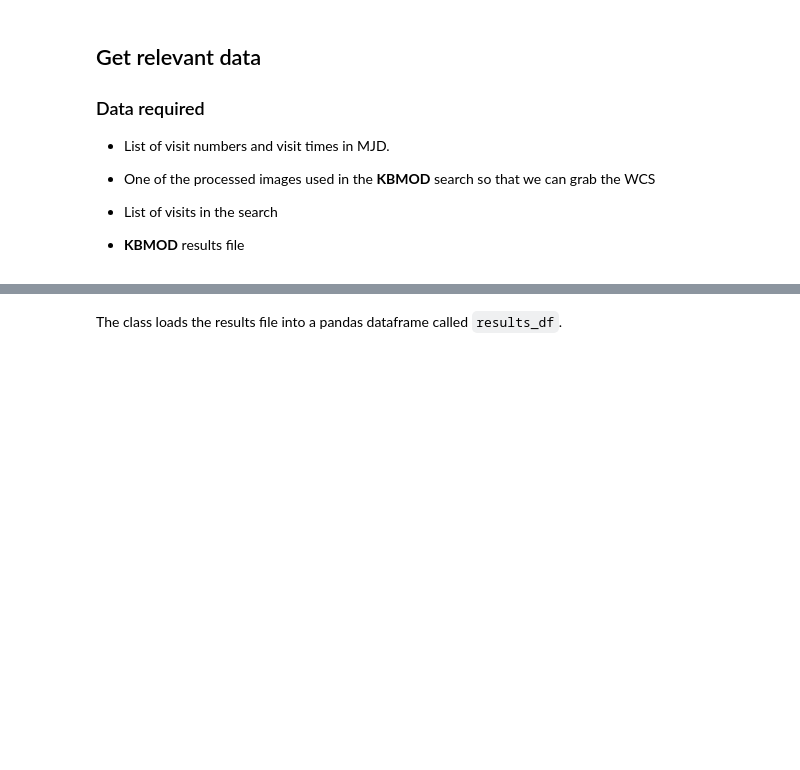
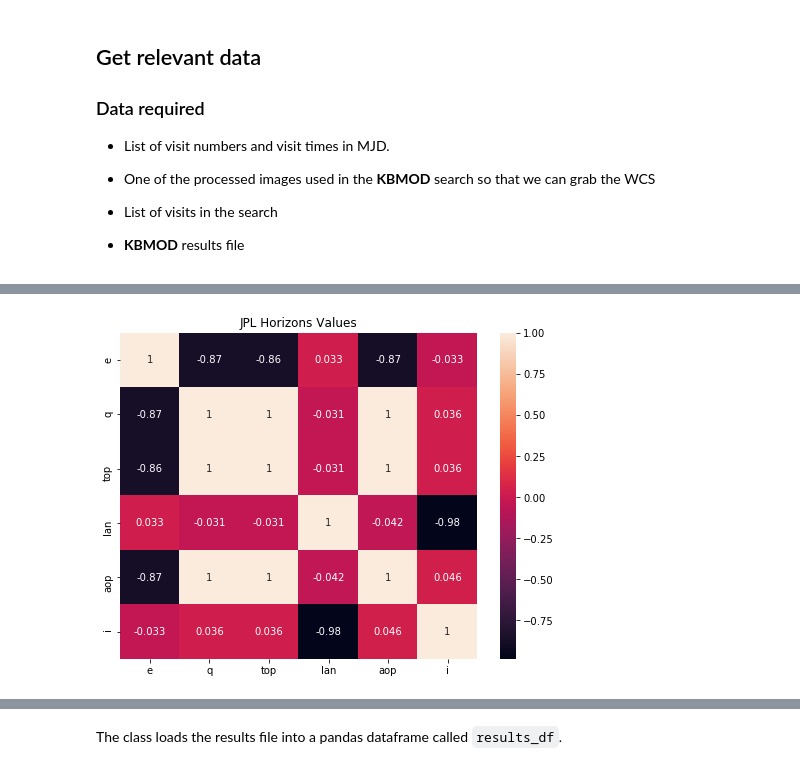
Before and after one commit to dirac-institute/kbmod, a Jupyter notebook: notebooks/orbit_fitting.ipynb, the cells around one changed output, grey strips where cells are left out. Cells and saved outputs as stored; diff of their text form; code cells hidden in the pictures; blank space fills up the shorter version.

```diff
--- a/notebooks/orbit_fitting.ipynb
+++ b/notebooks/orbit_fitting.ipynb
@@ -222,3 +503,20 @@ def load_horizon_orbits(known_kbmod_filepath):
+# %%
+covar_2013_GU136 = [[5.676746972659048E-8,-1.449371917731691E-6,-.003282028496680913,6.888129511325739E-9,-1.761987392538002E-5,-3.895092260954857E-9],
+    [-1.449371917731691E-6, 4.943781523915879E-5, .1122435365710287, -1.932979066475629E-7, .0005966025447536612, 1.269164759776378E-7],
+    [-.003282028496680913, .1122435365710287,255.1655622708339,-.0004387657328545017,1.355890542358795,.0002879436860831808],
+    [6.888129511325739E-9, -1.932979066475629E-7,-.0004387657328545017,7.651747850143278E-7,-3.102856947845479E-6,-4.320175018906224E-7],
+    [-1.761987392538002E-5, .0005966025447536612,1.355890542358795,-3.102856947845479E-6,.007208012925995168,1.959682999345549E-6],
+    [-3.895092260954857E-9, 1.269164759776378E-7,.0002879436860831808,-4.320175018906224E-7,1.959682999345549E-6,2.523235078769217E-7]]
+axis_label = ['e','q','top','lan','aop','i']
+C = np.array(covar_2013_GU136)
+d = np.diag(C)
+coeffs = C / np.sqrt(np.outer(d, d))
+plt.figure(figsize=[8,6])
+sns.heatmap(coeffs, xticklabels=axis_label, yticklabels=axis_label, annot=True)
+plt.title('JPL Horizons Values')
+plt.savefig('2013_GU136_coeffs.png')
+# %% [output]
+[figure, added]
 # %%
 pg_nums, ccd_nums, indexes = load_pg_nums('/epyc/users/smotherh/kbmod_epyc/notebooks/saved_trajectory_images/')
 
```
Also changed, not shown: parts of 34 cells of this notebook, 3 other files.
